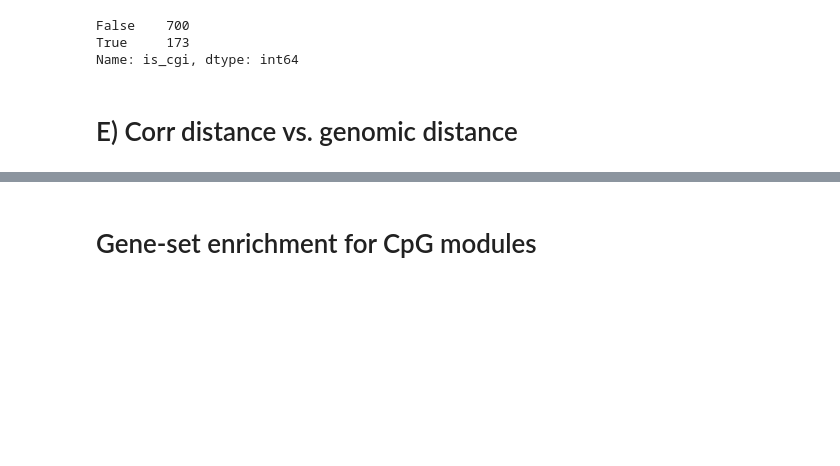
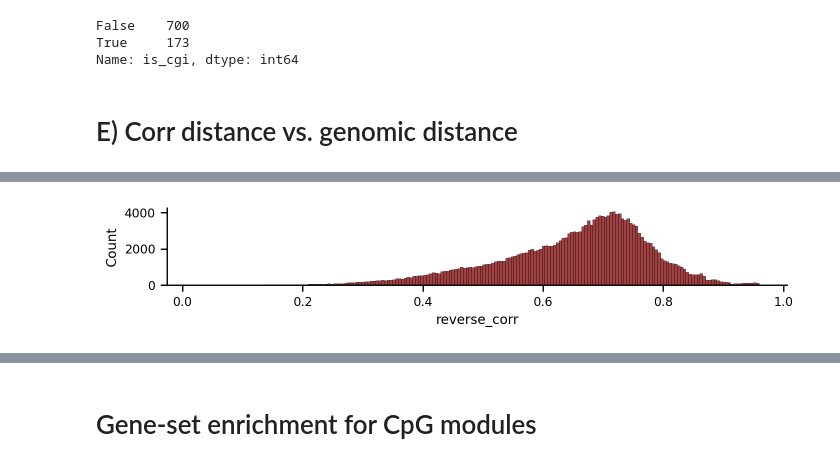
Before and after one commit to zanekoch/methylation_and_mutation, a Jupyter notebook: figure4_052523.ipynb, the cells around one changed output, grey strips where cells are left out. Saved outputs shown, nothing was run; the diff lists cells and outputs as text; code cells hidden in the pictures; blank space fills up the shorter version.

```diff
--- a/figure4_052523.ipynb
+++ b/figure4_052523.ipynb
@@ -659,0 +554,8 @@ BG, pos DMF, Genomic dist (<15kb): PearsonRResult(statistic=-0.02959765424572609
+# %%
+sns.set_context('paper', font_scale=1)
+fig, axes = plt.subplots(figsize=(8, 1))
+sns.histplot(data = biggest_neg_to_plot_fg, x = 'reverse_corr', bins = 200, ax = axes, color='maroon')
+sns.despine()
+#plt.savefig(os.path.join(fig_out_dir, 'figure4/figure4E_x1.svg'), dpi = 300, format = 'svg')
+# %% [output]
+[figure, added]
```
Also changed, not shown: parts of 42 cells of this notebook, 5 other files.
